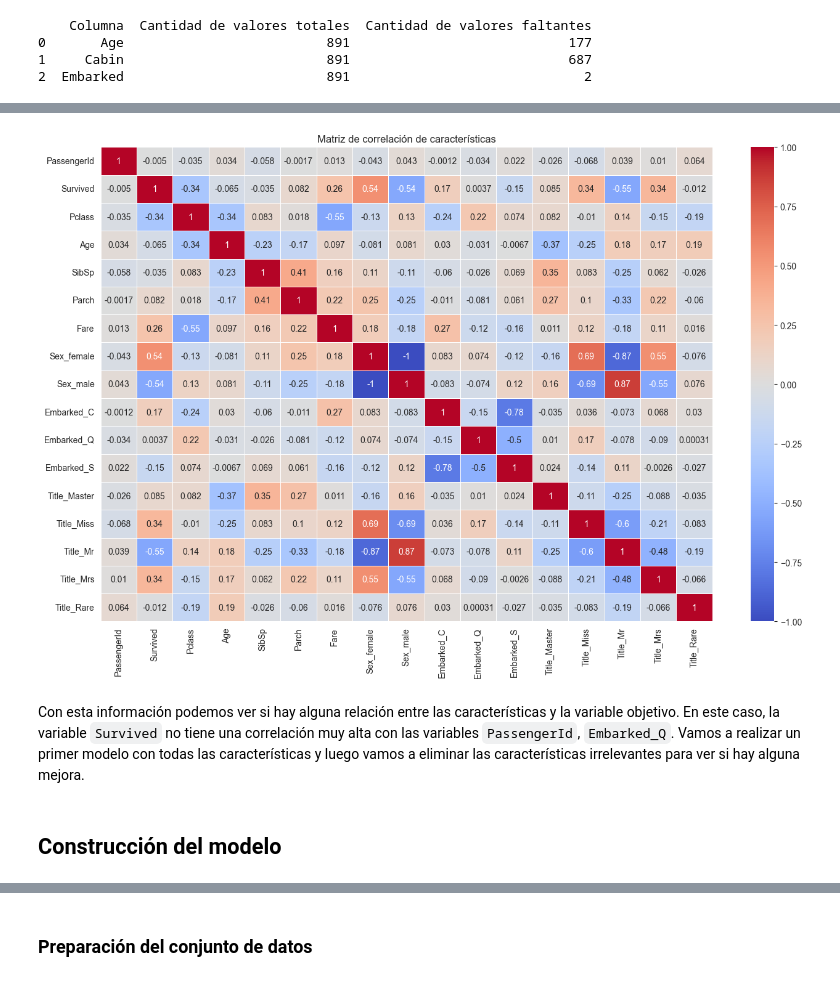
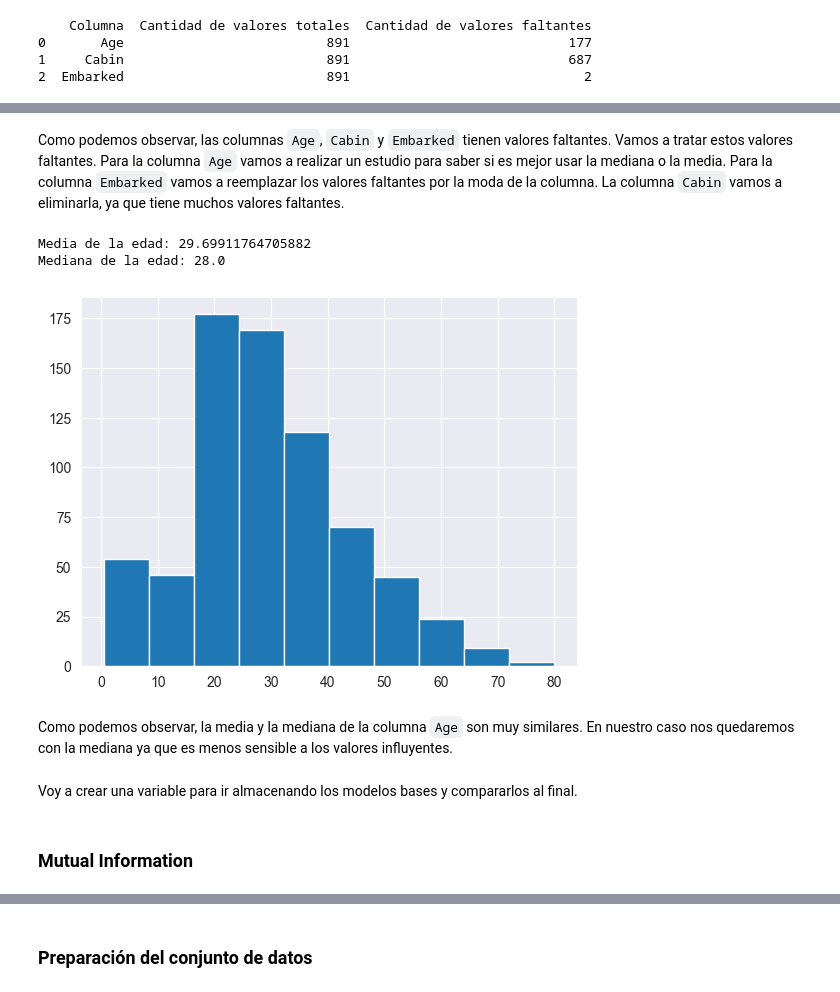
Before and after one commit to a21lofese/PIA, a Jupyter notebook: Titanic/Ejercicio1.ipynb, the cells around one changed output, grey strips where cells are left out. Drawn from its saved outputs; the diff is of its cells as text; code cells hidden in the pictures.

```diff
--- a/Titanic/Ejercicio1.ipynb
+++ b/Titanic/Ejercicio1.ipynb
@@ -26,7 +26,8 @@ Prueba con random forest.
 # Cargar datos del Titanic
 import pandas as pd
 
-train, validation = pd.read_csv('csv/train.csv'), pd.read_csv('csv/test.csv')
+train, test = pd.read_csv('csv/train.csv'), pd.read_csv('csv/test.csv')
+original_train = train.copy() # Copia de los datos originales para trabajar con ellos sin modificar los originales
 
 train.head()
 # %% [output]
@@ -63,3 +87,5 @@ memory usage: 83.7+ KB
+# %%
+train.drop(['PassengerId', 'Name', 'Ticket'], axis=1, inplace=True)
 # %% [markdown]
 ### Valores faltantes
 # %%
@@ -78,5 +101,0 @@ Como podemos observar, las columnas `Age`, `Cabin` y `Embarked` tienen valores f
-# %%
-# Reemplazar valores faltantes
-train['Age'] = train['Age'].fillna(train['Age'].median())
-train['Embarked'] = train['Embarked'].fillna(train['Embarked'].mode()[0])
-train = train.drop('Cabin', axis=1)
@@ -138,22 +102,15 @@ y = train_encoded['Survived']
-# %%
-# Importa las bibliotecas necesarias
-import seaborn as sns
-import matplotlib.pyplot as plt
-
-# Filtrar solo las columnas numéricas en X
-numeric_columns = train_encoded.select_dtypes(include=['float64', 'int64'])
-
-# Calcular la matriz de correlación solo para las columnas numéricas
-correlation_matrix = numeric_columns.corr()
-
-# Visualizar la matriz de correlación como un mapa de calor
-plt.figure(figsize=(16, 10))
-sns.heatmap(correlation_matrix, annot=True, cmap='coolwarm', linewidths=0.5)
-plt.title('Matriz de correlación de características')
-plt.show()
-# %% [output]
-[figure, removed]
-# %% [markdown]
-Con esta información podemos ver si hay alguna relación entre las características y la variable objetivo. En este caso, la variable `Survived` no tiene una correlación muy alta con las variables `PassengerId`, `Embarked_Q`. Vamos a realizar un primer modelo con todas las características y luego vamos a eliminar las características irrelevantes para ver si hay alguna mejora.
-# %% [markdown]
-## Construcción del modelo
+# %% [markdown]
+Como podemos observar, las columnas `Age`, `Cabin` y `Embarked` tienen valores faltantes. Vamos a tratar estos valores faltantes. Para la columna `Age` vamos a realizar un estudio para saber si es mejor usar la mediana o la media. Para la columna `Embarked` vamos a reemplazar los valores faltantes por la moda de la columna. La columna `Cabin` vamos a eliminarla, ya que tiene muchos valores faltantes.
+# %%
+# Mostrar edades
+train['Age'].hist()
+
+# Media de la edad y mediana
+print(f"Media de la edad: {train['Age'].mean()}")
+print(f"Mediana de la edad: {train['Age'].median()}")
+# %% [output]
+Media de la edad: 29.69911764705882
+Mediana de la edad: 28.0
+[figure, added]
+# %% [markdown]
+Como podemos observar, la media y la mediana de la columna `Age` son muy similares. En nuestro caso nos quedaremos con la mediana ya que es menos sensible a los valores influyentes.
@@ -159,0 +126,4 @@ Con esta información podemos ver si hay alguna relación entre las característ
+# %% [markdown]
+Voy a crear una variable para ir almacenando los modelos bases y compararlos al final.
+# %% [markdown]
+### Mutual Information
```
Also changed, not shown: parts of 91 cells of this notebook, 4 other files.
